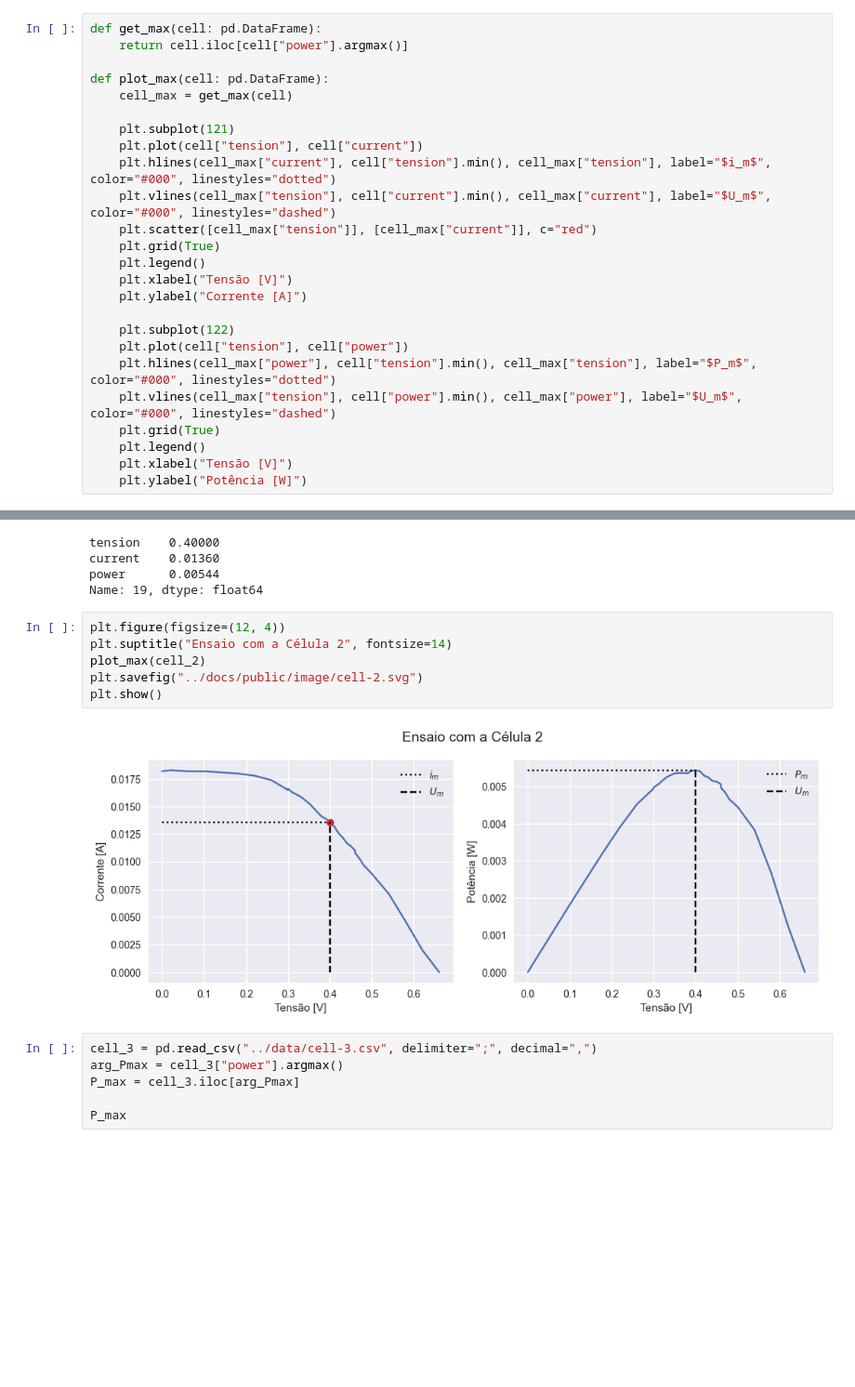
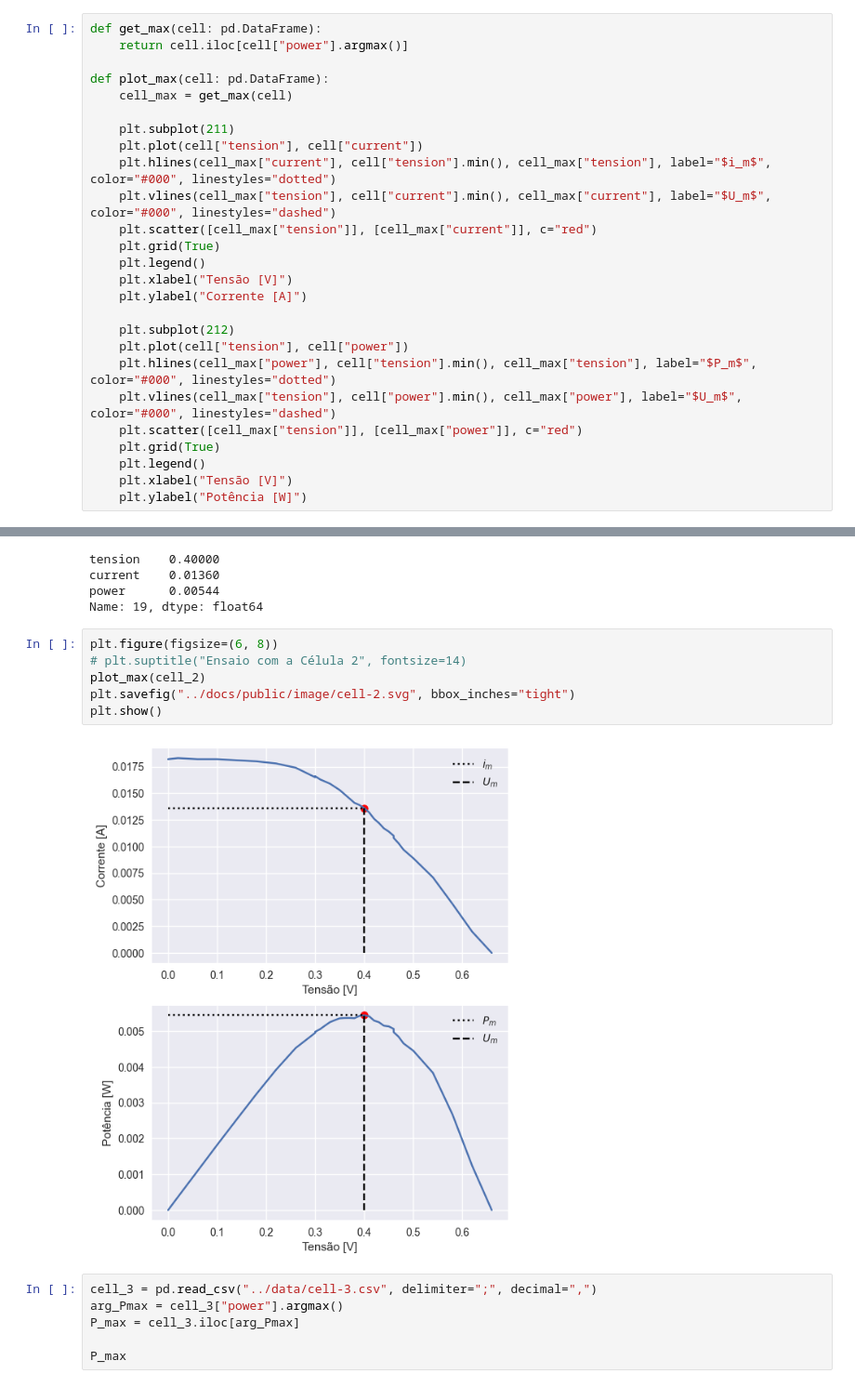
Before and after one commit to FelixLuciano/celular-solares, a Jupyter notebook: notebooks/efficiency.ipynb, the cells around one changed output, grey strips where cells are left out. Shown: that part at 93% size. Cells and saved outputs as stored; diff of their text form; blank space fills up the shorter version.

```diff
--- a/notebooks/efficiency.ipynb
+++ b/notebooks/efficiency.ipynb
@@ -10,7 +10,7 @@ def get_max(cell: pd.DataFrame):
 def plot_max(cell: pd.DataFrame):
     cell_max = get_max(cell)
 
-    plt.subplot(121)
+    plt.subplot(211)
     plt.plot(cell["tension"], cell["current"])
     plt.hlines(cell_max["current"], cell["tension"].min(), cell_max["tension"], label="$i_m$", color="#000", linestyles="dotted")
     plt.vlines(cell_max["tension"], cell["current"].min(), cell_max["current"], label="$U_m$", color="#000", linestyles="dashed")
@@ -20,10 +20,11 @@ def plot_max(cell: pd.DataFrame):
     plt.xlabel("Tensão [V]")
     plt.ylabel("Corrente [A]")
 
-    plt.subplot(122)
+    plt.subplot(212)
     plt.plot(cell["tension"], cell["power"])
     plt.hlines(cell_max["power"], cell["tension"].min(), cell_max["tension"], label="$P_m$", color="#000", linestyles="dotted")
     plt.vlines(cell_max["tension"], cell["power"].min(), cell_max["power"], label="$U_m$", color="#000", linestyles="dashed")
+    plt.scatter([cell_max["tension"]], [cell_max["power"]], c="red")
     plt.grid(True)
     plt.legend()
     plt.xlabel("Tensão [V]")
@@ -52,13 +69,13 @@ current    0.01360
 power      0.00544
 Name: 19, dtype: float64
 # %%
-plt.figure(figsize=(12, 4))
-plt.suptitle("Ensaio com a Célula 2", fontsize=14)
+plt.figure(figsize=(6, 8))
+# plt.suptitle("Ensaio com a Célula 2", fontsize=14)
 plot_max(cell_2)
-plt.savefig("../docs/public/image/cell-2.svg")
+plt.savefig("../docs/public/image/cell-2.svg", bbox_inches="tight")
 plt.show()
 # %% [output]
-[figure, old version]
+[figure, new version]
 # %%
 cell_3 = pd.read_csv("../data/cell-3.csv", delimiter=";", decimal=",")
 arg_Pmax = cell_3["power"].argmax()
```
Also changed, not shown: parts of 4 cells of this notebook, 5 other files.
